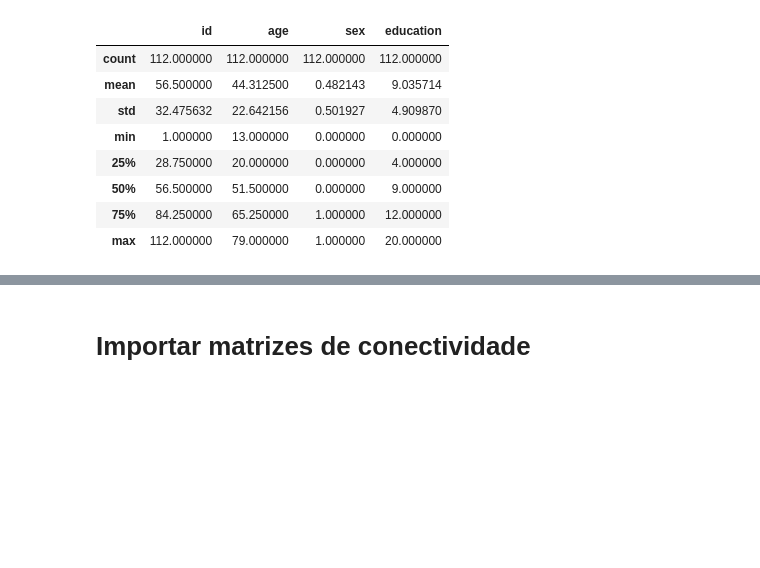
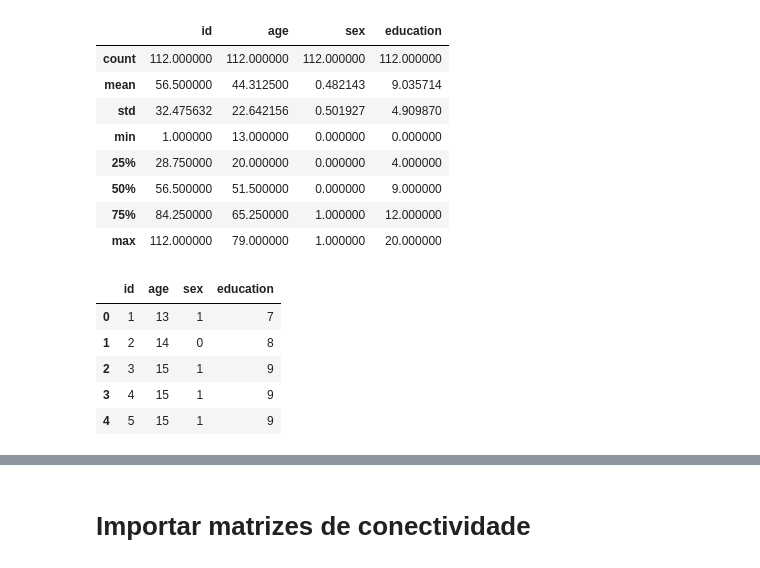
Before and after one commit to benjamimcoelho/AprendizagemProfunda, a Jupyter notebook: notebooks/grupo7.ipynb, the cells around one changed output, grey strips where cells are left out. Cells and saved outputs as stored; diff of their text form; code cells hidden in the pictures; blank space fills up the shorter version.

```diff
--- a/notebooks/grupo7.ipynb
+++ b/notebooks/grupo7.ipynb
@@ -34,3 +36,15 @@ train_data.describe()
 | 50% | 56.500000 | 51.500000 | 0.000000 | 9.000000 |
 | 75% | 84.250000 | 65.250000 | 1.000000 | 12.000000 |
 | max | 112.000000 | 79.000000 | 1.000000 | 20.000000 |
+# %%
+#fig = plt.figure(figsize = (20,5))
+#ax = fig.gca()
+#train_data['education'].hist(ax = ax)
+train_data.head()
+# %% [output]
+|  | id | age | sex | education |
+| 0 | 1 | 13 | 1 | 7 |
+| 1 | 2 | 14 | 0 | 8 |
+| 2 | 3 | 15 | 1 | 9 |
+| 3 | 4 | 15 | 1 | 9 |
+| 4 | 5 | 15 | 1 | 9 |
```
Also changed, not shown: parts of 16 cells of this notebook.
